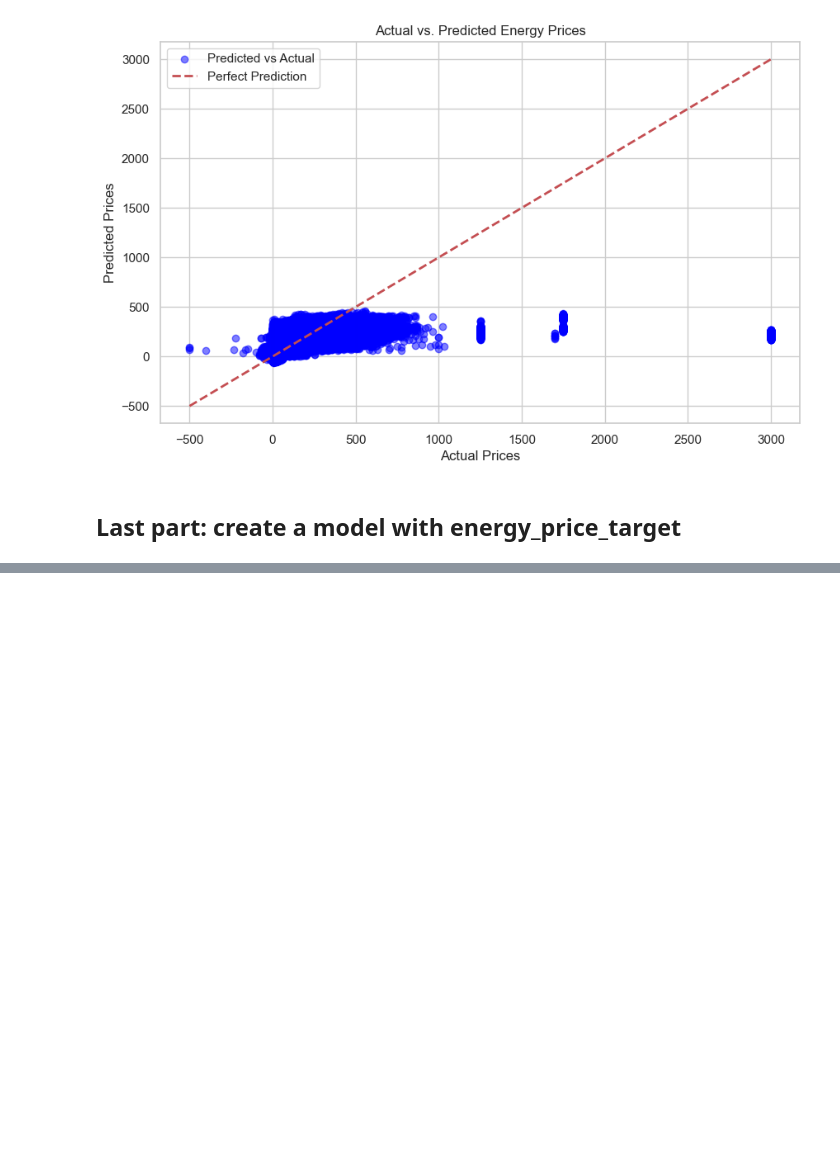
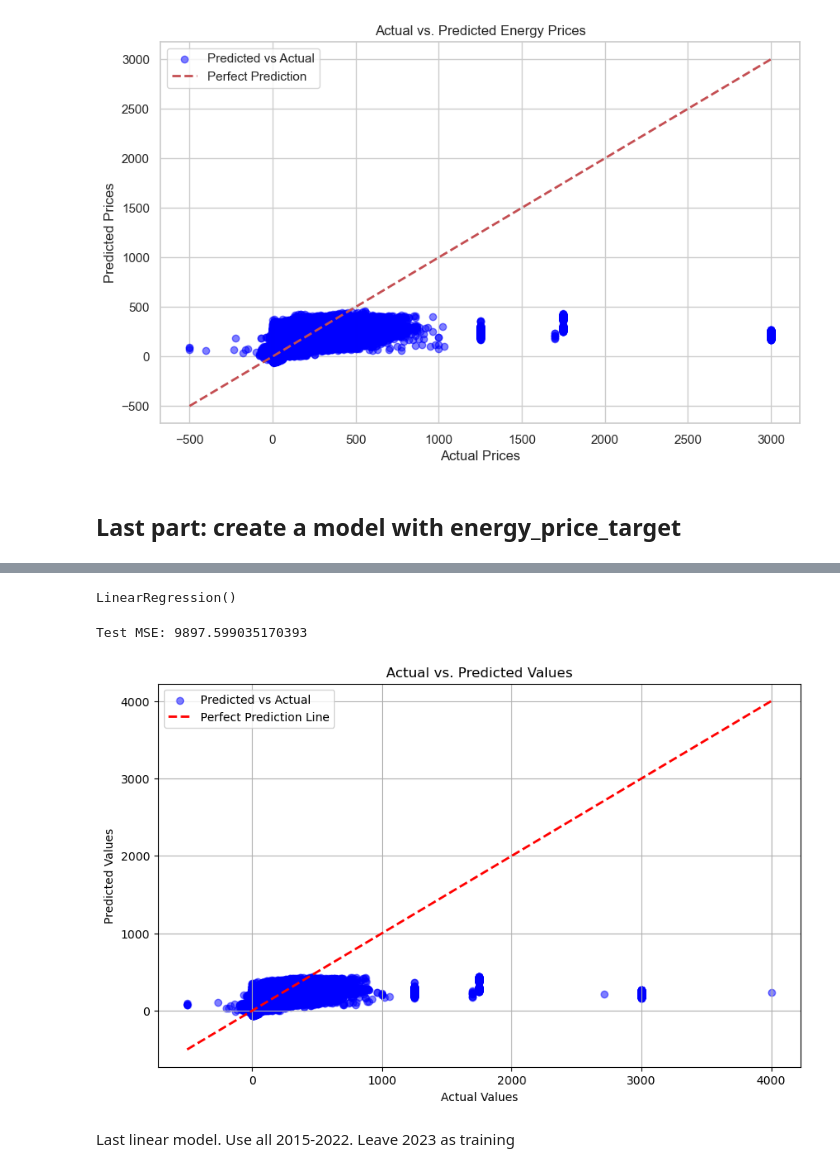
Before and after one commit to hertiemlteam/machine_learning, a Jupyter notebook: modeling_notebook.ipynb, the cells around one changed output, grey strips where cells are left out. Saved outputs shown, nothing was run; the diff lists cells and outputs as text; code cells hidden in the pictures; blank space fills up the shorter version.

Commit message:
Tried different and multiple models. Will publish linear and with CV timeseriessplit

```diff
--- a/modeling_notebook.ipynb
+++ b/modeling_notebook.ipynb
@@ -761,0 +813,8 @@ KeyError: 'energy_price_target'
+# %%
+import pandas as pd
+
+# Reading the CSV files into DataFrames
+X_train_shift = pd.read_csv('X_train_shift.csv')
+X_test_shift = pd.read_csv('X_test_shift.csv')
+y_train_shift = pd.read_csv('y_train_shift.csv')
+y_test_shift = pd.read_csv('y_test_shift.csv')
@@ -761,0 +829,17 @@ KeyError: 'energy_price_target'
+# %%
+from sklearn.linear_model import LinearRegression
+
+# Initialize and train the Linear Regression model
+model = LinearRegression()
+model.fit(X_train_shift, y_train_shift)
+# %% [output]
+LinearRegression()
+# %%
+from sklearn.metrics import mean_squared_error
+y_pred = model.predict(X_test_shift)
+
+# Calculate the MSE
+mse = mean_squared_error(y_test_shift, y_pred)
+print(f'Test MSE: {mse}')
+# %% [output]
+Test MSE: 9897.599035170393
@@ -761,0 +848,20 @@ KeyError: 'energy_price_target'
+# %%
+plt.figure(figsize=(10, 6))
+plt.scatter(y_test_shift, y_pred, alpha=0.5, color='blue', label='Predicted vs Actual')
+
+# Plot a line for perfect predictions
+plt.plot([y_test_shift.min(), y_test_shift.max()], [y_test_shift.min(), y_test_shift.max()], 'r--', lw=2, label='Perfect Prediction Line')
+
+# Adding plot labels and title
+plt.xlabel('Actual Values')
+plt.ylabel('Predicted Values')
+plt.title('Actual vs. Predicted Values')
+plt.legend()
+plt.grid(True)
+
+# Show the plot
+plt.show()
+# %% [output]
+[figure, added]
+# %% [markdown]
+Last linear model. Use all 2015-2022. Leave 2023 as training
```
Also changed, not shown: parts of 32 cells of this notebook.
